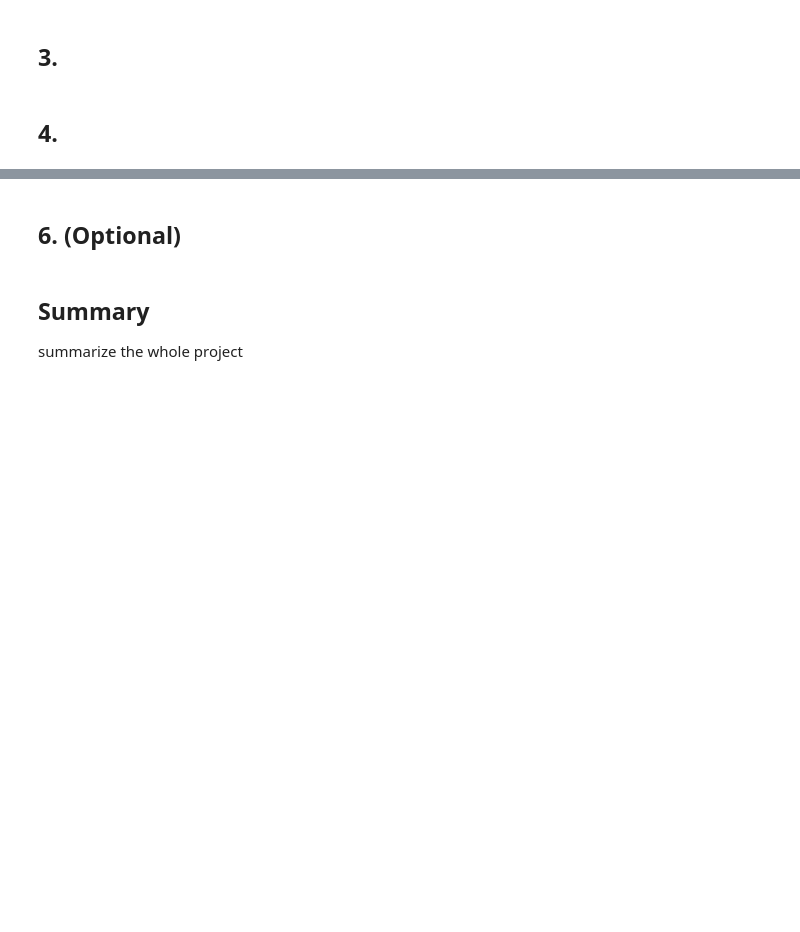
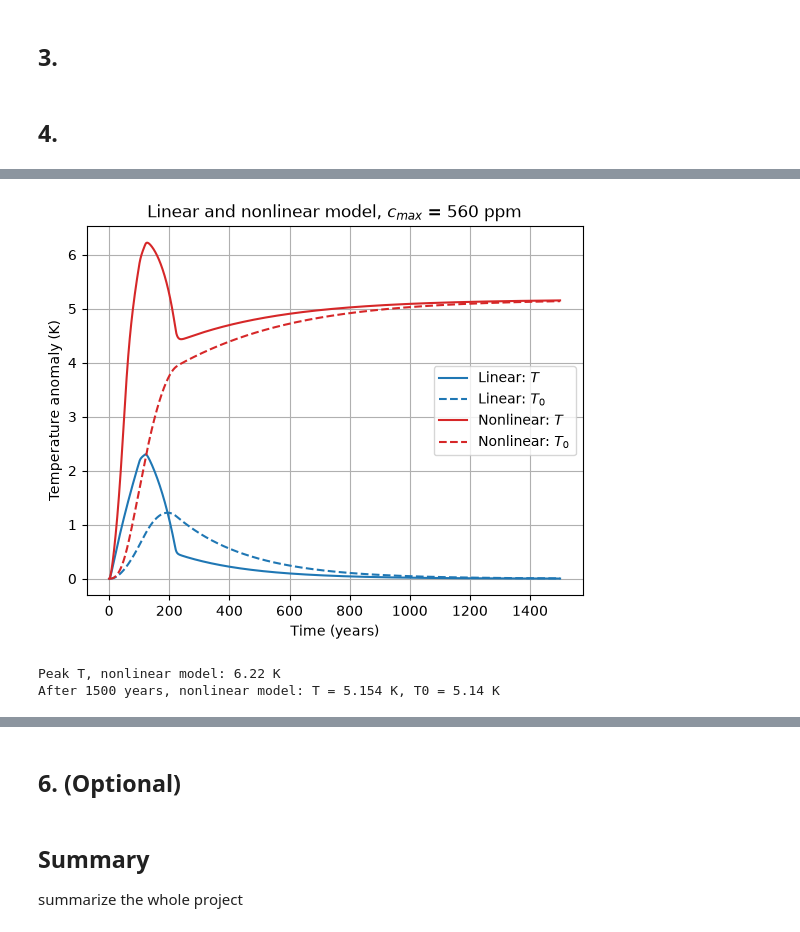
Before and after one commit to JoneVB/MOD300_Prosjekt1, a Jupyter notebook: project-2/project2.ipynb, the cells around one changed output, grey strips where cells are left out. Saved outputs shown, nothing was run; the diff lists cells and outputs as text; code cells hidden in the pictures; blank space fills up the shorter version.

```diff
--- a/project-2/project2.ipynb
+++ b/project-2/project2.ipynb
@@ -423,0 +600,12 @@ In this exercise we built our own ODE solver and checked that we can trust it. .
+# %%
+def albedo_forcing(T, model):
+    return model.S0 / 4 * (albedo(0, model) - albedo(T, model))
+
+
+def ebm_rhs_albedo(y, t, model, forcing):
+    dT_dt, dT0_dt = ebm_rhs(y, t, model, forcing)  # linear model from 2.1
+    dT_dt += albedo_forcing(y[0], model) / model.C  # albedo forcing only enters the upper box
+    return np.array([dT_dt, dT0_dt])
+
+
+print("F_albedo(0) =", albedo_forcing(0, model_albedo), "W/m^2")
@@ -423,0 +620,20 @@ In this exercise we built our own ODE solver and checked that we can trust it. .
+# %%
+solution_nonlinear = run_pathway(ebm_rhs_albedo, model_albedo, 560, t_path)
+
+plt.plot(t_path, solution_linear[:, 0], "C0", label="Linear: $T$")
+plt.plot(t_path, solution_linear[:, 1], "C0--", label="Linear: $T_0$")
+plt.plot(t_path, solution_nonlinear[:, 0], "C3", label="Nonlinear: $T$")
+plt.plot(t_path, solution_nonlinear[:, 1], "C3--", label="Nonlinear: $T_0$")
+plt.xlabel("Time (years)")
+plt.ylabel("Temperature anomaly (K)")
+plt.title("Linear and nonlinear model, $c_{max}$ = 560 ppm")
+plt.legend()
+plt.grid()
+plt.show()
+
+print("Peak T, nonlinear model:", round(np.max(solution_nonlinear[:, 0]), 2), "K")
+print("After 1500 years, nonlinear model: T =", round(solution_nonlinear[-1, 0], 3), "K, T0 =", round(solution_nonlinear[-1, 1], 3), "K")
+# %% [output]
+[figure, added]
+Peak T, nonlinear model: 6.22 K
+After 1500 years, nonlinear model: T = 5.154 K, T0 = 5.14 K
```
Also changed, not shown: parts of 44 cells of this notebook, 4 other files.
